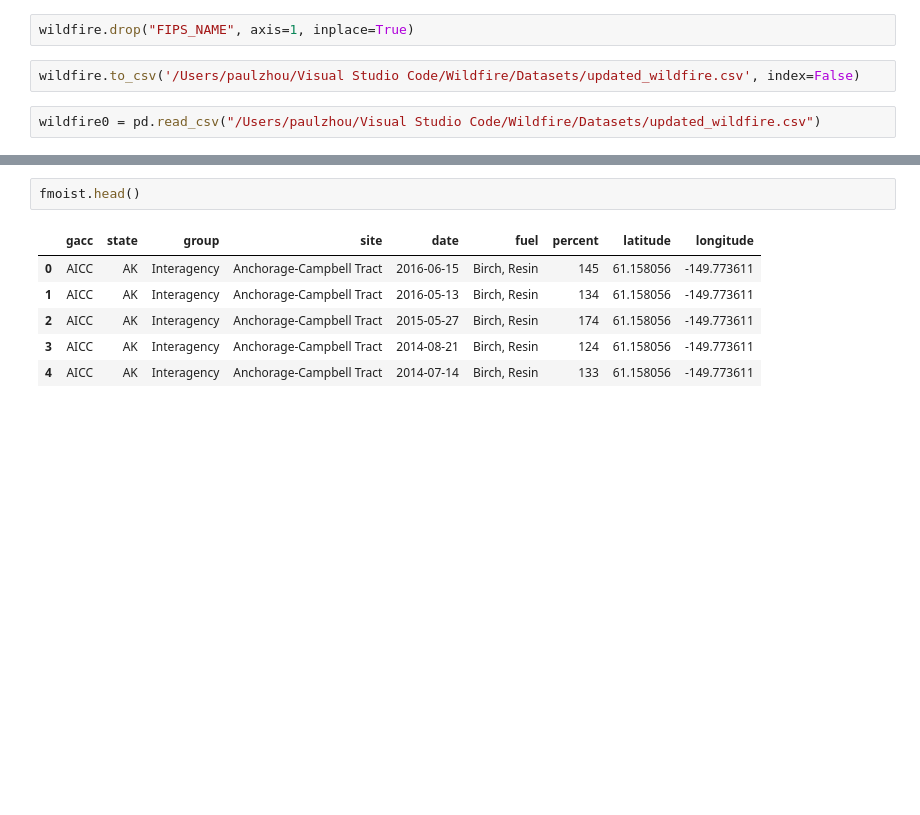
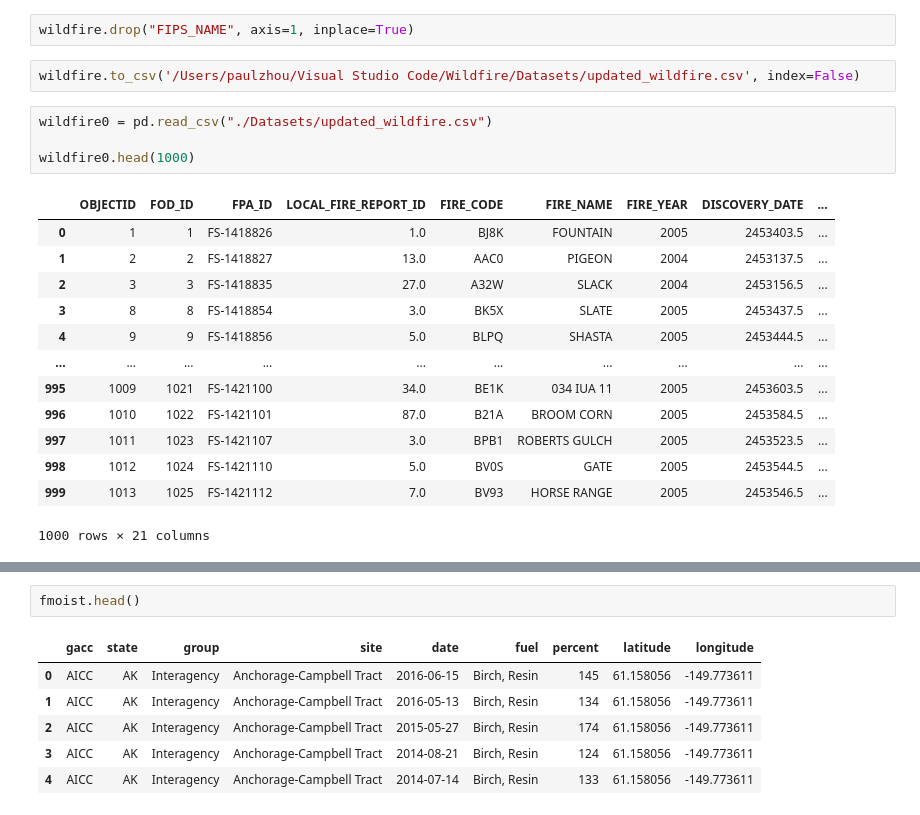
Before and after one commit to PaulZhou06/wildfire.paper, a Jupyter notebook: Wildfire0.ipynb, the cells around one changed output, grey strips where cells are left out. Drawn from its saved outputs; the diff is of its cells as text; blank space fills up the shorter version.

```diff
--- a/Wildfire0.ipynb
+++ b/Wildfire0.ipynb
@@ -191,4 +191,20 @@ wildfire.drop("FIPS_NAME", axis=1, inplace=True)
 # %%
 wildfire.to_csv('/Users/paulzhou/Visual Studio Code/Wildfire/Datasets/updated_wildfire.csv', index=False)
 # %%
-wildfire0 = pd.read_csv("/Users/paulzhou/Visual Studio Code/Wildfire/Datasets/updated_wildfire.csv")
+wildfire0 = pd.read_csv("./Datasets/updated_wildfire.csv")
+
+wildfire0.head(1000)
+# %% [output]
+|  | OBJECTID | FOD_ID | FPA_ID | LOCAL_FIRE_REPORT_ID | FIRE_CODE | FIRE_NAME | FIRE_YEAR | DISCOVERY_DATE | ... |
+| 0 | 1 | 1 | FS-1418826 | 1.0 | BJ8K | FOUNTAIN | 2005 | 2453403.5 | ... |
+| 1 | 2 | 2 | FS-1418827 | 13.0 | AAC0 | PIGEON | 2004 | 2453137.5 | ... |
+| 2 | 3 | 3 | FS-1418835 | 27.0 | A32W | SLACK | 2004 | 2453156.5 | ... |
+| 3 | 8 | 8 | FS-1418854 | 3.0 | BK5X | SLATE | 2005 | 2453437.5 | ... |
+| 4 | 9 | 9 | FS-1418856 | 5.0 | BLPQ | SHASTA | 2005 | 2453444.5 | ... |
+| ... | ... | ... | ... | ... | ... | ... | ... | ... | ... |
+| 995 | 1009 | 1021 | FS-1421100 | 34.0 | BE1K | 034 IUA 11 | 2005 | 2453603.5 | ... |
+| 996 | 1010 | 1022 | FS-1421101 | 87.0 | B21A | BROOM CORN | 2005 | 2453584.5 | ... |
+| 997 | 1011 | 1023 | FS-1421107 | 3.0 | BPB1 | ROBERTS GULCH | 2005 | 2453523.5 | ... |
+| 998 | 1012 | 1024 | FS-1421110 | 5.0 | BV0S | GATE | 2005 | 2453544.5 | ... |
+| 999 | 1013 | 1025 | FS-1421112 | 7.0 | BV93 | HORSE RANGE | 2005 | 2453546.5 | ... |
+1000 rows × 21 columns
```
Also changed, not shown: parts of 4 cells of this notebook.
